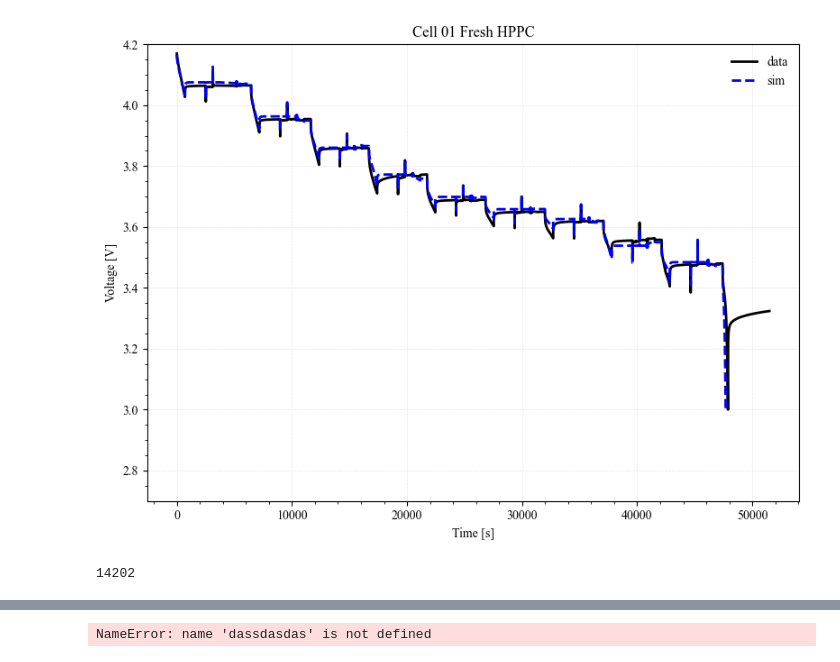
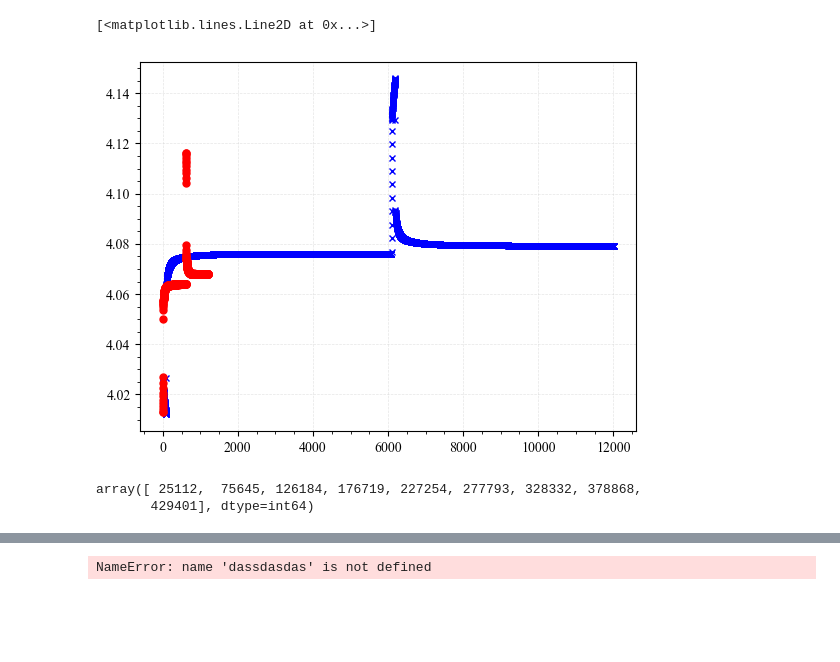
Before and after one commit to viviantran27/PyBaMM, a Jupyter notebook: gmproj/misc/hppc_sim_peyman.ipynb, the cells around one changed output, grey strips where cells are left out. Cells and saved outputs as stored; diff of their text form; code cells hidden in the pictures; blank space fills up the shorter version.

Commit message:
add voltage and resistance analysis plots

```diff
--- a/gmproj/misc/hppc_sim_peyman.ipynb
+++ b/gmproj/misc/hppc_sim_peyman.ipynb
@@ -96,35 +138,52 @@ sim = pybamm.Simulation(spm,
                             mode="safe",
                             rtol=1e-6,
                             atol=1e-6,
-                            dt_max=10,
+                            dt_max=1,
                             )
                         )
-sim.solve(t_eval=data_time,initial_soc =1)
 # sim.solve(t_eval=data_time,initial_soc =1)
+sim.solve(t_eval=t_sim,initial_soc =1)
 solution = sim.solution
 # %%
 t = solution["Time [s]"].entries
 V = solution["Terminal voltage [V]"].entries
 I = solution["Current [A]"].entries
 Q = -solution['Discharge capacity [A.h]'].entries
-# %%
-fig, ax1 = plt.subplots(1, 1, figsize=(8, 6), sharex=True)
-ax1.plot(data_time, data_voltage, 'k')
-ax1.plot(t, V, 'b--')
-# ax1.plot(t1, V1, 'r-.')
-ax1.set_ylabel("Voltage [V]")
-ax1.set_title("Cell 01 Fresh HPPC")
-ax1.set_ylim([2.7,4.2])
-ax1.set_xlabel("Time [s]")
-# ax1.set_xlim([20370,20470])
-ax1.legend(['data','sim'])
-fig.tight_layout()
-plt.show()
-plt.savefig('cell_01_hppc_fit_new.png')
-# %% [output]
-[figure, removed]
-# %%
-len(data_voltage[:14202])
-len(V)
-# %% [output]
-14202
+# %%
+# idxi = np.where((np.diff(data_current)>-2.5) & (np.diff(data_current)<-1.5) & (abs(data_current[:-1])<1))[0]
+data_currents = np.insert(data_current,0,0)
+idxi = np.where((np.diff(data_currents)<-0.1) & (data_current<-4.5))[0]
+idxd = np.insert(idxi,idxi.size,len(data_current)-1)
+# %%
+Is = np.insert(I,0,0)
+idxi = np.where((np.diff(-Is)<-0.1) & (abs(I)>4.9))[0]
+idx = np.insert(idxi,idxi.size,len(I)-1)
+# %%
+ii = 0
+t_d1 = data_time[idxd[ii]:idxd[ii+1]]-data_time[idxd[ii]]
+V_d1 = data_voltage[idxd[ii]:idxd[ii+1]]
+t_s1 = t[idx[ii]:idx[ii+1]]-t[idx[ii]]
+V_s1 = V[idx[ii]:idx[ii+1]]
+V_diff = data_voltage[idxd[ii]-10]-V[idx[ii]-10]
+V_sn1 = V_s1 + V_diff
+idxs1 = np.where( (abs(t_s1-1200)<1))[0][-1]
+idxd1 = np.where( (abs(t_d1-1200)<1))[0][-1]
+t_s = t_s1[:idxs1]
+V_s = V_s1[:idxs1]
+V_sn = V_sn1[:idxs1]
+t_d = t_d1[:idxd1]
+V_d = V_d1[:idxd1]
+int_V = interpolate.CubicSpline(t_s,V_sn,extrapolate=True)
+rmse_V = pybamm.rmse(V_d,int_V(t_d))
+# %%
+fig, ax = plt.subplots(1, 1)
+ax.plot(V_s,'bx')
+ax.plot(V_d,'ro')
+# %% [output]
+[<matplotlib.lines.Line2D at 0x...>]
+[figure, added]
+# %%
+idxi
+# %% [output]
+array([ 25112,  75645, 126184, 176719, 227254, 277793, 328332, 378868,
+       429401], dtype=int64)
```
Also changed, not shown: parts of 8 cells of this notebook.
